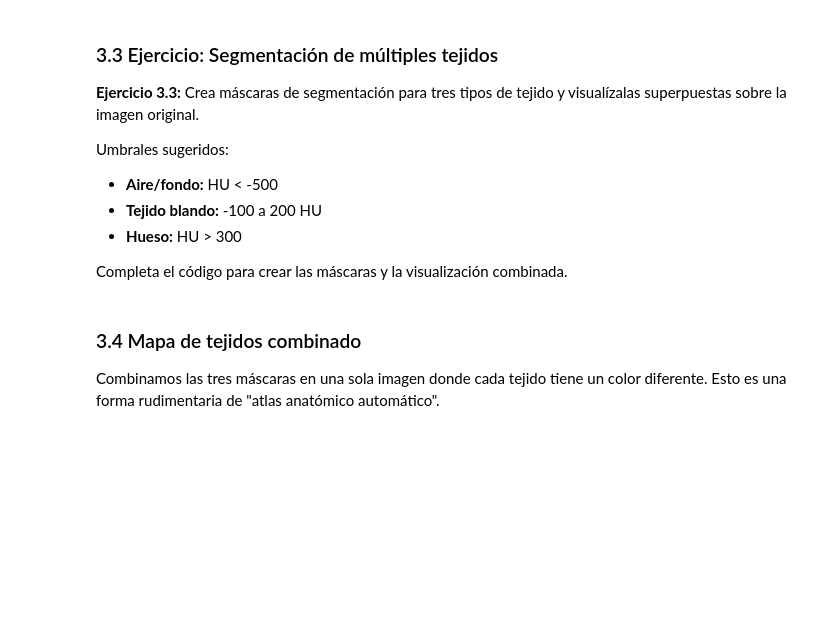
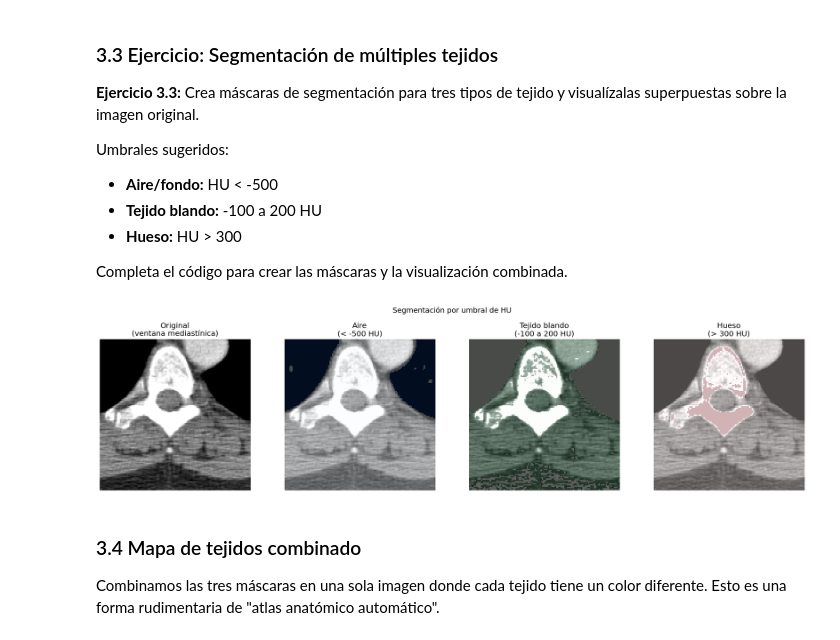
Before and after one commit to uvg-analisis-de-datos-biomedicos/healthdatalab, a Jupyter notebook: labs/lab-5-medical-imaging/notebooks/Lab05_Imagenes_Medicas_DICOM.ipynb, the cells around one changed output. Drawn from its saved outputs; the diff is of its cells as text; code cells hidden in the pictures; blank space fills up the shorter version.

Commit message:
Checkpoint 3: segmentation complete

```diff
--- a/labs/lab-5-medical-imaging/notebooks/Lab05_Imagenes_Medicas_DICOM.ipynb
+++ b/labs/lab-5-medical-imaging/notebooks/Lab05_Imagenes_Medicas_DICOM.ipynb
@@ -808,39 +817,44 @@ Completa el código para crear las máscaras y la visualización combinada.
 # %%
 # ── EJERCICIO 3.3: Segmentación de múltiples tejidos ──
 
 # Crea las tres máscaras
 # TU CÓDIGO AQUÍ
-# air_mask = segment_by_threshold(image_hu, ?, ?)
-# soft_tissue_mask = segment_by_threshold(image_hu, ?, ?)
-# bone_mask = segment_by_threshold(image_hu, ?, ?)
+air_mask = segment_by_threshold(image_hu, -1000, -500)   # aire
+soft_tissue_mask = segment_by_threshold(image_hu, -100, 200)  # tejido blando
+bone_mask = segment_by_threshold(image_hu, 300, 3000)    # hueso
 
 # Visualización: imagen original + máscaras superpuestas
 fig, axes = plt.subplots(1, 4, figsize=(20, 5))
 
 # Imagen original en ventana mediastínica
 img_display = apply_window(image_hu, 40, 400)
 axes[0].imshow(img_display, cmap='gray')
 axes[0].set_title('Original\n(ventana mediastínica)')
 axes[0].axis('off')
 
-# Máscara de aire
-# TU CÓDIGO AQUÍ: muestra img_display en gris, superpón air_mask en azul con alpha=0.3
+# Máscara de aire (azul)
+axes[1].imshow(img_display, cmap='gray')
+axes[1].imshow(air_mask, cmap='Blues', alpha=0.3)
 axes[1].set_title('Aire\n(< -500 HU)')
 axes[1].axis('off')
 
-# Máscara de tejido blando
-# TU CÓDIGO AQUÍ
+# Máscara de tejido blando (verde)
+axes[2].imshow(img_display, cmap='gray')
+axes[2].imshow(soft_tissue_mask, cmap='Greens', alpha=0.3)
 axes[2].set_title('Tejido blando\n(-100 a 200 HU)')
 axes[2].axis('off')
 
-# Máscara de hueso
-# TU CÓDIGO AQUÍ
+# Máscara de hueso (rojo)
+axes[3].imshow(img_display, cmap='gray')
+axes[3].imshow(bone_mask, cmap='Reds', alpha=0.3)
 axes[3].set_title('Hueso\n(> 300 HU)')
 axes[3].axis('off')
 
 plt.suptitle('Segmentación por umbral de HU', fontsize=14, y=1.02)
 plt.tight_layout()
 plt.show()
+# %% [output]
+[figure, added]
 # %% [markdown]
 ### 3.4 Mapa de tejidos combinado
 
```
Also changed, not shown: parts of 3 cells of this notebook.
